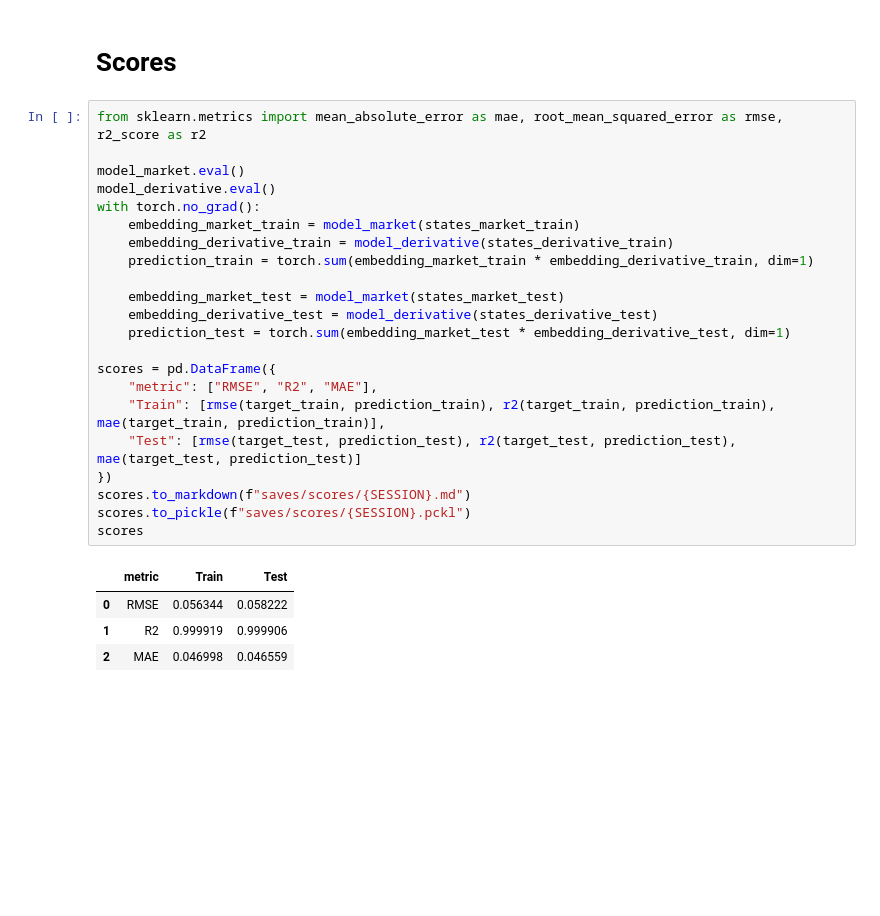
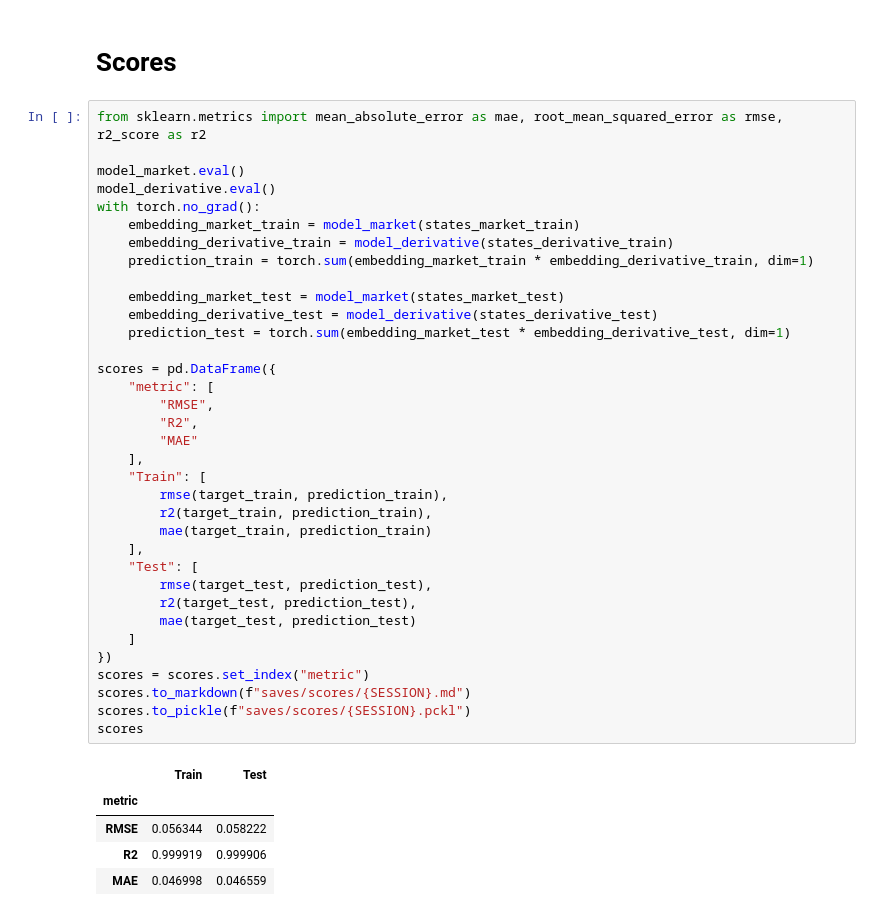
Before and after one commit to v0r0bi0v/PricerMarketDotDerivative, a Jupyter notebook: DotProductApproach.ipynb, the cells around one changed output. Drawn from its saved outputs; the diff is of its cells as text; blank space fills up the shorter version.

```diff
--- a/DotProductApproach.ipynb
+++ b/DotProductApproach.ipynb
@@ -413,30 +413,44 @@ Model saved to saves/models/3.model
 # %%
 from sklearn.metrics import mean_absolute_error as mae, root_mean_squared_error as rmse, r2_score as r2
 
 model_market.eval()
 model_derivative.eval()
 with torch.no_grad():
     embedding_market_train = model_market(states_market_train)
     embedding_derivative_train = model_derivative(states_derivative_train)
     prediction_train = torch.sum(embedding_market_train * embedding_derivative_train, dim=1)
 
     embedding_market_test = model_market(states_market_test)
     embedding_derivative_test = model_derivative(states_derivative_test)
     prediction_test = torch.sum(embedding_market_test * embedding_derivative_test, dim=1)
 
 scores = pd.DataFrame({
-    "metric": ["RMSE", "R2", "MAE"],
-    "Train": [rmse(target_train, prediction_train), r2(target_train, prediction_train), mae(target_train, prediction_train)],
-    "Test": [rmse(target_test, prediction_test), r2(target_test, prediction_test), mae(target_test, prediction_test)]
+    "metric": [
+        "RMSE",
+        "R2",
+        "MAE"
+    ],
+    "Train": [
+        rmse(target_train, prediction_train),
+        r2(target_train, prediction_train),
+        mae(target_train, prediction_train)
+    ],
+    "Test": [
+        rmse(target_test, prediction_test),
+        r2(target_test, prediction_test),
+        mae(target_test, prediction_test)
+    ]
 })
+scores = scores.set_index("metric")
 scores.to_markdown(f"saves/scores/{SESSION}.md")
 scores.to_pickle(f"saves/scores/{SESSION}.pckl")
 scores
 # %% [output]
-|  | metric | Train | Test |
-| 0 | RMSE | 0.056344 | 0.058222 |
-| 1 | R2 | 0.999919 | 0.999906 |
-| 2 | MAE | 0.046998 | 0.046559 |
+|  | Train | Test |
+| metric |  |  |
+| RMSE | 0.056344 | 0.058222 |
+| R2 | 0.999919 | 0.999906 |
+| MAE | 0.046998 | 0.046559 |
 # %%
 plt.hist(target, bins=100)
 plt.axvline(target.mean(), color='r')
```
Also changed, not shown: parts of 1 cell of this notebook, 2 other files.
